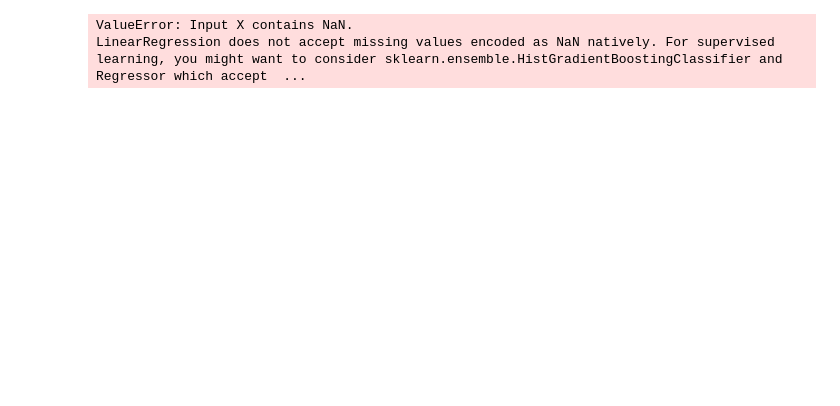
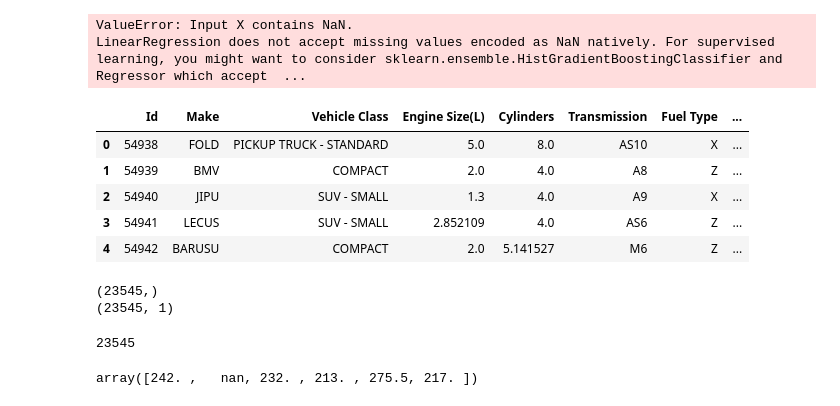
Before and after one commit to cenz19/DataSlayer1.0, a Jupyter notebook: 01. EDA.ipynb, the cells around one changed output. Saved outputs shown, nothing was run; the diff lists cells and outputs as text; code cells hidden in the pictures; blank space fills up the shorter version.

```diff
--- a/01. EDA.ipynb
+++ b/01. EDA.ipynb
@@ -702,13 +686,17 @@ for col in df_test.columns:
 # Fuel comp com, engine size cylinder, fuel type
 
 
-mean_fuelComp = df_test['Fuel Consumption Comb'].mean()
-mean_engineSize = df_test['Engine Size(L)'].astype(float).mean()
-mean_cylinder = df_test['Cylinders'].astype(float).mean()
+mean_fuelComp = df['Fuel Consumption Comb'].mean()
+mean_engineSize = df['Engine Size(L)'].astype(float).mean()
+mean_cylinder = df['Cylinders'].astype(float).mean()
 mode_value = df['Fuel Type'].mode().iloc[0]
 
 
-df['Fuel Consumption Comb'].fillna(mean_fuelComp, inplace=True)
-df['Engine Size(L)'].fillna(mean_fuelComp, inplace=True)
-df['Cylinders'].fillna(mean_fuelComp, inplace=True)
-df['Fuel Type'].fillna(mode_value, inplace=True)
+df_test['Fuel Consumption Comb'].fillna(mean_fuelComp, inplace=True)
+df_test['Engine Size(L)'].fillna(mean_engineSize, inplace=True)
+df_test['Cylinders'].fillna(mean_cylinder, inplace=True)
+df_test['Fuel Type'].fillna(mode_value, inplace=True)
+
+
+# df_test['Engine Size(L)']=df_test['Engine Size(L)'].astype(float)
+# df_test['Cylinders']=df_test['Cylinders'].astype(float)
@@ -715 +739,4 @@ df['Fuel Type'].fillna(mode_value, inplace=True)
+# %%
+fuel_dict = dict(zip(df["Fuel Type"], df["Fuel TypeAvg"]))
+df_test["Fuel TypeAvg"] = df_test["Fuel Type"].map(fuel_dict)
 # %%
@@ -729,0 +754,15 @@ df_output.to_excel("output.xlsx")
+# %%
+df_test.head()
+# %% [output]
+|  | Id | Make | Vehicle Class | Engine Size(L) | Cylinders | Transmission | Fuel Type | ... |
+| 0 | 54938 | FOLD | PICKUP TRUCK - STANDARD | 5.0 | 8.0 | AS10 | X | ... |
+| 1 | 54939 | BMV | COMPACT | 2.0 | 4.0 | A8 | Z | ... |
+| 2 | 54940 | JIPU | SUV - SMALL | 1.3 | 4.0 | A9 | X | ... |
+| 3 | 54941 | LECUS | SUV - SMALL | 2.852109 | 4.0 | AS6 | Z | ... |
+| 4 | 54942 | BARUSU | COMPACT | 2.0 | 5.141527 | M6 | Z | ... |
+# %%
+print(df_test["Id"].shape)
+print(prediction.shape)
+# %% [output]
+(23545,)
+(23545, 1)
@@ -729,0 +774,8 @@ df_output.to_excel("output.xlsx")
+# %%
+print(len(df_test))
+# %% [output]
+23545
+# %%
+df_test["Fuel TypeAvg"].unique()
+# %% [output]
+array([242. ,   nan, 232. , 213. , 275.5, 217. ])
```
Also changed, not shown: parts of 11 cells of this notebook, 2 other files.
